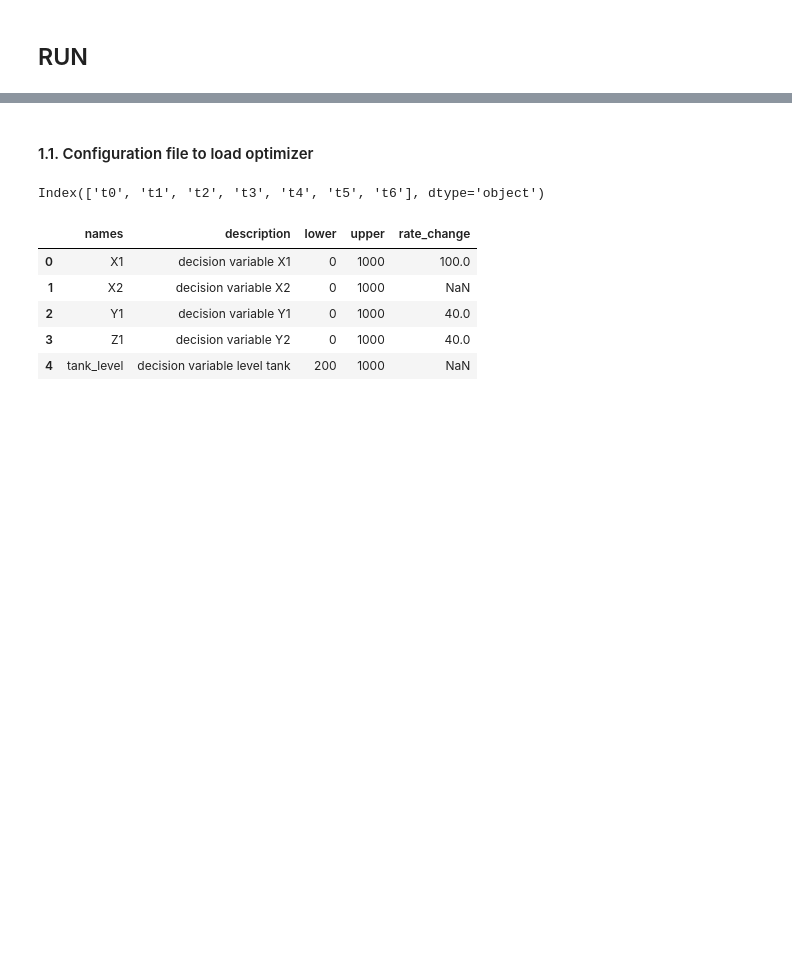
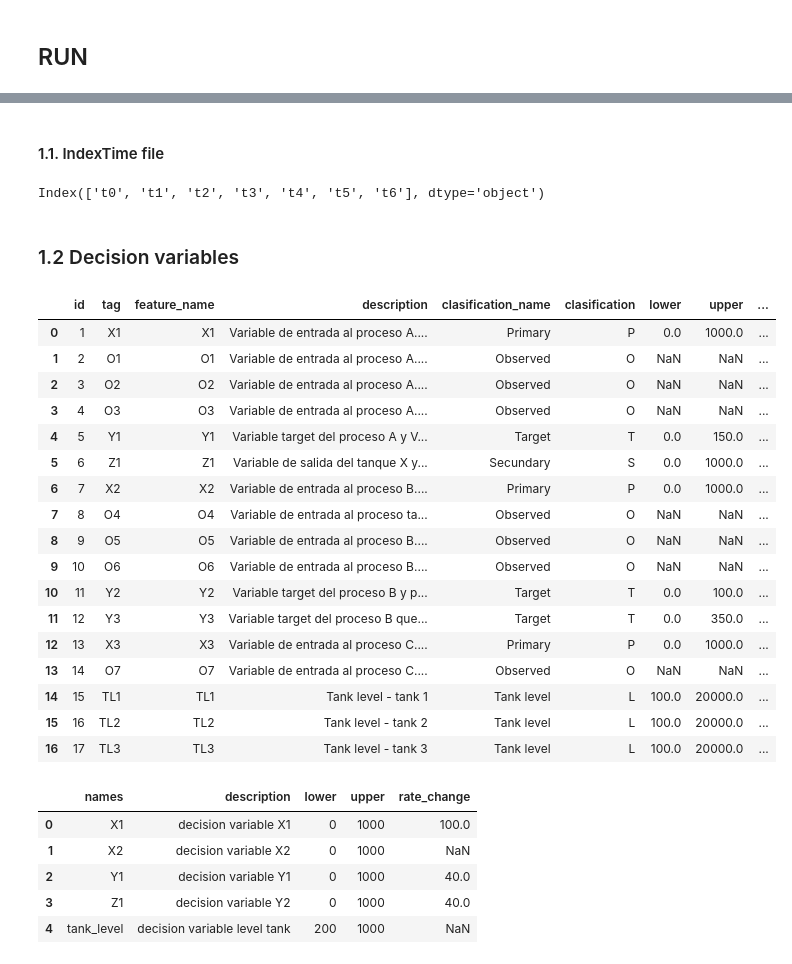
Before and after one commit to joseortegalabra/Gurobi-ML-tips-modeling, a Jupyter notebook: 4_full_example_optimization_tanks/1_hardcoded_optimizer.ipynb, the cells around one changed output, grey strips where cells are left out. Saved outputs shown, nothing was run; the diff lists cells and outputs as text; code cells hidden in the pictures; blank space fills up the shorter version.

Commit message:
/update example adding 2 outputs of  one process

```diff
--- a/4_full_example_optimization_tanks/1_hardcoded_optimizer.ipynb
+++ b/4_full_example_optimization_tanks/1_hardcoded_optimizer.ipynb
@@ -58,12 +47,55 @@ warnings.filterwarnings('ignore')
 # %% [markdown]
-#### 1.1. Configuration file to load optimizer
+#### 1.1. IndexTime file
-# %%
-##### define set
-list_set_time = ['t0', 't1', 't2', 't3', 't4', 't5', 't6']
-index_set_time = pd.Index(list_set_time)
-index_set_time
-# %% [output]
-Index(['t0', 't1', 't2', 't3', 't4', 't5', 't6'], dtype='object')
+# %%
+#################### define set ####################
+
+## paths and files names
+path_folder_config_optimization = f'config/optimization_engine/config_optimization/'
+file_indextime = 'IndexTime.xlsx'
+path_indextime = path_folder_config_optimization + file_indextime
+
+# read file
+indextime = pd.read_excel(path_indextime)
+
+# set index
+index_set_time = pd.Index(indextime['IndexTime'].values)
+index_set_time
+# %% [output]
+Index(['t0', 't1', 't2', 't3', 't4', 't5', 't6'], dtype='object')
+# %% [markdown]
+### 1.2 Decision variables
+# %%
+#################### define decision variables ####################
+
+# paths and file names
+path_folder_config_optimization = f'config/optimization_engine/config_optimization/'
+file_allfeatures = 'AllFeatures.xlsx'
+path_allfeatures = path_folder_config_optimization + file_allfeatures
+
+# read file
+allfeatures = pd.read_excel(path_allfeatures)
+
+# table
+allfeatures
+# %% [output]
+|  | id | tag | feature_name | description | clasification_name | clasification | lower | upper | ... |
+| 0 | 1 | X1 | X1 | Variable de entrada al proceso A.... | Primary | P | 0.0 | 1000.0 | ... |
+| 1 | 2 | O1 | O1 | Variable de entrada al proceso A.... | Observed | O | NaN | NaN | ... |
+| 2 | 3 | O2 | O2 | Variable de entrada al proceso A.... | Observed | O | NaN | NaN | ... |
+| 3 | 4 | O3 | O3 | Variable de entrada al proceso A.... | Observed | O | NaN | NaN | ... |
+| 4 | 5 | Y1 | Y1 | Variable target del proceso A y V... | Target | T | 0.0 | 150.0 | ... |
+| 5 | 6 | Z1 | Z1 | Variable de salida del tanque X y... | Secundary | S | 0.0 | 1000.0 | ... |
+| 6 | 7 | X2 | X2 | Variable de entrada al proceso B.... | Primary | P | 0.0 | 1000.0 | ... |
+| 7 | 8 | O4 | O4 | Variable de entrada al proceso ta... | Observed | O | NaN | NaN | ... |
+| 8 | 9 | O5 | O5 | Variable de entrada al proceso B.... | Observed | O | NaN | NaN | ... |
+| 9 | 10 | O6 | O6 | Variable de entrada al proceso B.... | Observed | O | NaN | NaN | ... |
+| 10 | 11 | Y2 | Y2 | Variable target del proceso B y p... | Target | T | 0.0 | 100.0 | ... |
+| 11 | 12 | Y3 | Y3 | Variable target del proceso B que... | Target | T | 0.0 | 350.0 | ... |
+| 12 | 13 | X3 | X3 | Variable de entrada al proceso C.... | Primary | P | 0.0 | 1000.0 | ... |
+| 13 | 14 | O7 | O7 | Variable de entrada al proceso C.... | Observed | O | NaN | NaN | ... |
+| 14 | 15 | TL1 | TL1 | Tank level - tank 1 | Tank level | L | 100.0 | 20000.0 | ... |
+| 15 | 16 | TL2 | TL2 | Tank level - tank 2 | Tank level | L | 100.0 | 20000.0 | ... |
+| 16 | 17 | TL3 | TL3 | Tank level - tank 3 | Tank level | L | 100.0 | 20000.0 | ... |
 # %%
 ##### define table to create decision vars
 list_decision_var_names = ["X1", "X2", "Y1", "Z1", "tank_level"]
```
Also changed, not shown: parts of 30 cells of this notebook, 41 other files.
